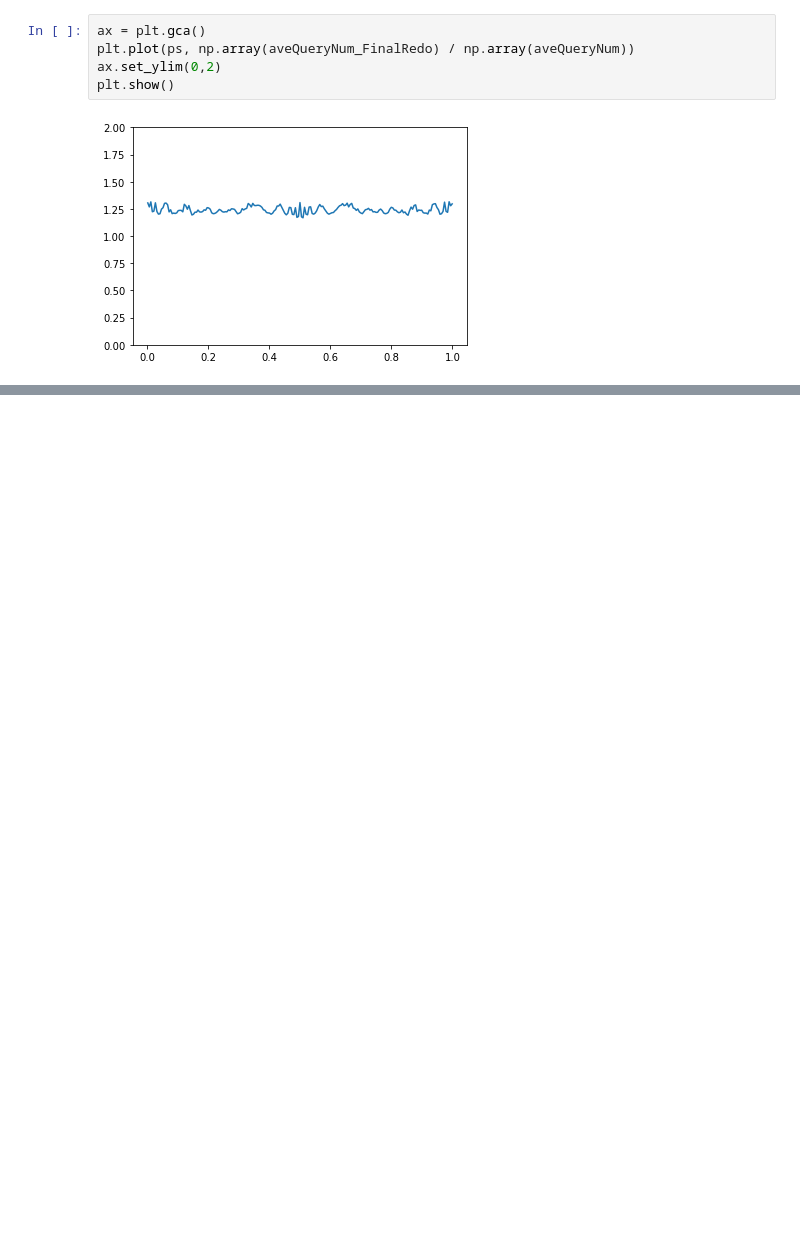
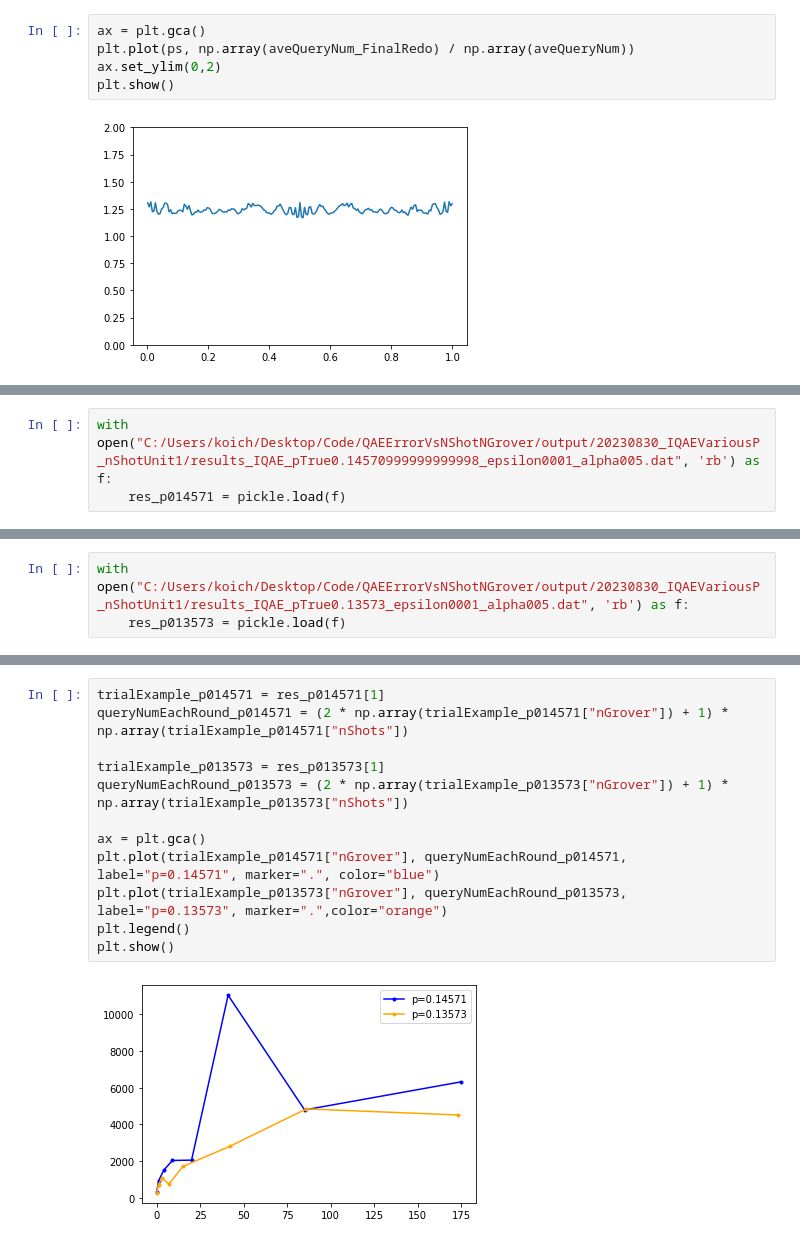
Before and after one commit to Koichi-Miyamoto/QAEErrorVsNShotNGrover, a Jupyter notebook: IQAEBinom_ForVariousPTrue_FinalRoundRedo.ipynb, the cells around one changed output, grey strips where cells are left out. Saved outputs shown, nothing was run; the diff lists cells and outputs as text; blank space fills up the shorter version.

```diff
--- a/IQAEBinom_ForVariousPTrue_FinalRoundRedo.ipynb
+++ b/IQAEBinom_ForVariousPTrue_FinalRoundRedo.ipynb
@@ -381,0 +444,3 @@ plt.show()
+# %%
+with open("C:/Users/koich/Desktop/Code/QAEErrorVsNShotNGrover/output/20230830_IQAEVariousP_nShotUnit1/results_IQAE_pTrue0.14570999999999998_epsilon0001_alpha005.dat", 'rb') as f:
+    res_p014571 = pickle.load(f)
@@ -381,0 +458,3 @@ plt.show()
+# %%
+with open("C:/Users/koich/Desktop/Code/QAEErrorVsNShotNGrover/output/20230830_IQAEVariousP_nShotUnit1/results_IQAE_pTrue0.13573_epsilon0001_alpha005.dat", 'rb') as f:
+    res_p013573 = pickle.load(f)
@@ -381,0 +472,14 @@ plt.show()
+# %%
+trialExample_p014571 = res_p014571[1]
+queryNumEachRound_p014571 = (2 * np.array(trialExample_p014571["nGrover"]) + 1) * np.array(trialExample_p014571["nShots"])
+
+trialExample_p013573 = res_p013573[1]
+queryNumEachRound_p013573 = (2 * np.array(trialExample_p013573["nGrover"]) + 1) * np.array(trialExample_p013573["nShots"])
+
+ax = plt.gca()
+plt.plot(trialExample_p014571["nGrover"], queryNumEachRound_p014571, label="p=0.14571", marker=".", color="blue")
+plt.plot(trialExample_p013573["nGrover"], queryNumEachRound_p013573, label="p=0.13573", marker=".",color="orange")
+plt.legend()
+plt.show()
+# %% [output]
+[figure, added]
```
Also changed, not shown: parts of 21 cells of this notebook, 25 other files.
